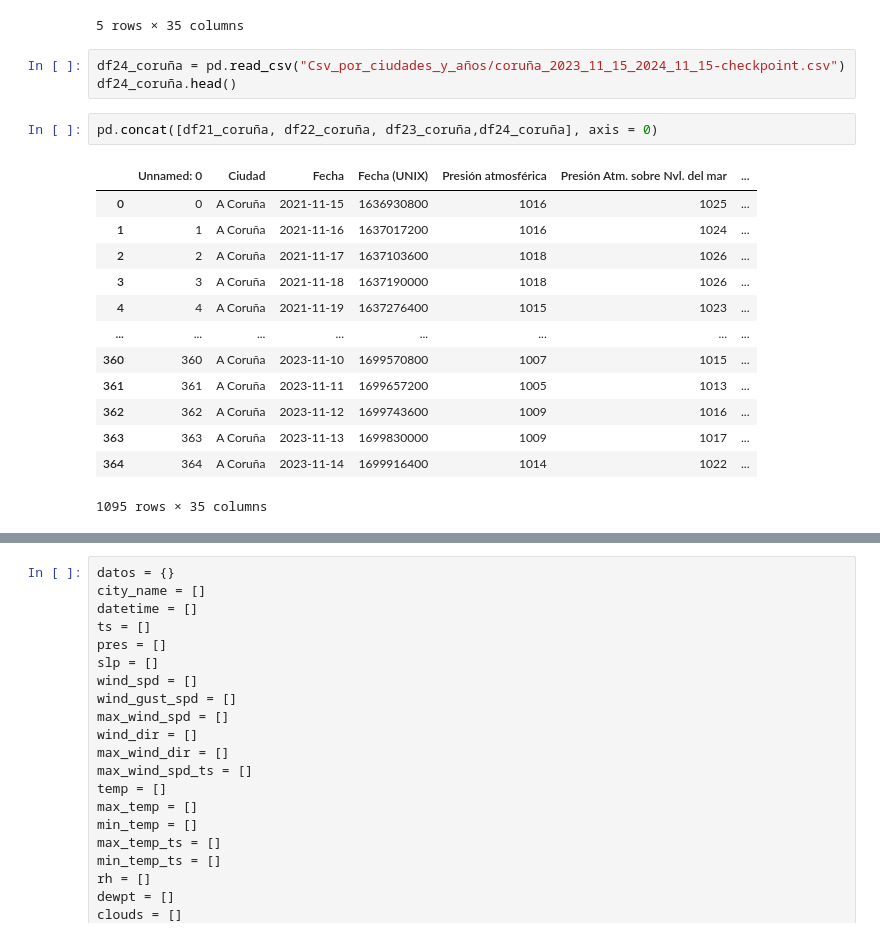
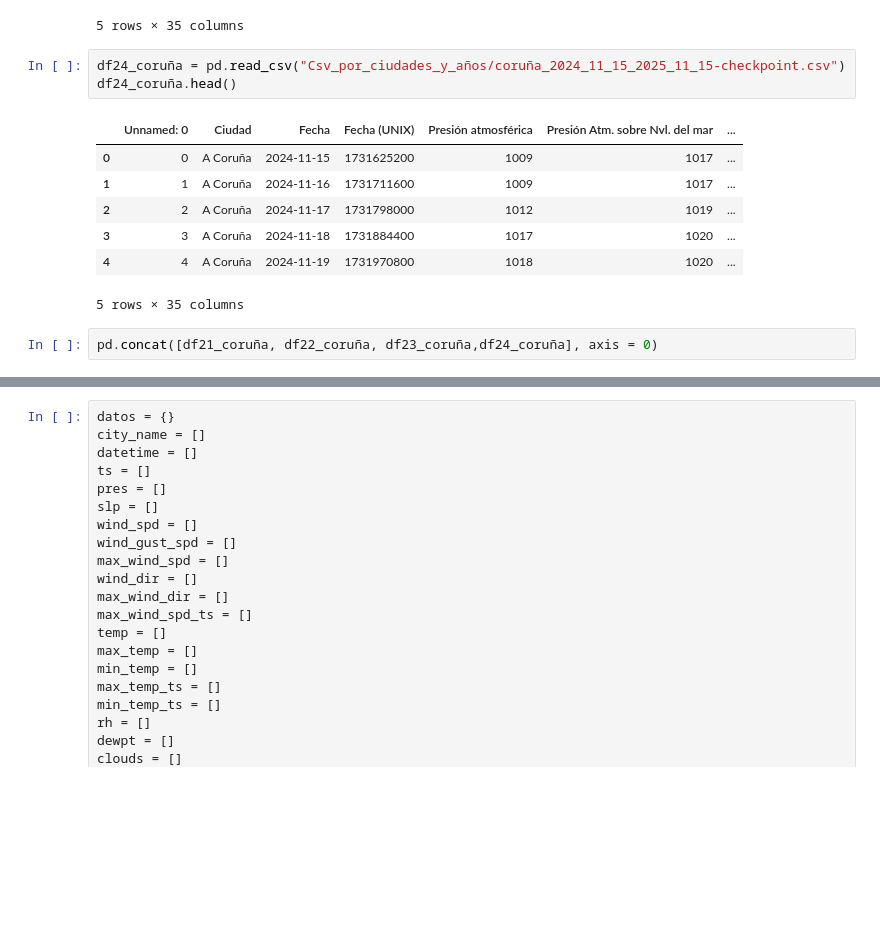
Before and after one commit to Belenm1995/Proyecto_Equipo_D, a Jupyter notebook: Proyecto_D/andrea.ipynb, the cells around one changed output, grey strips where cells are left out. Saved outputs shown, nothing was run; the diff lists cells and outputs as text; blank space fills up the shorter version.

```diff
--- a/Proyecto_D/andrea.ipynb
+++ b/Proyecto_D/andrea.ipynb
@@ -148,21 +148,15 @@ df23_coruña.head()
 | 4 | 4 | A Coruña | 2023-11-19 | 1700348400 | 1015 | 1023 | ... |
 5 rows × 35 columns
 # %%
-df24_coruña = pd.read_csv("Csv_por_ciudades_y_años/coruña_2023_11_15_2024_11_15-checkpoint.csv")
+df24_coruña = pd.read_csv("Csv_por_ciudades_y_años/coruña_2024_11_15_2025_11_15-checkpoint.csv")
 df24_coruña.head()
+# %% [output]
+|  | Unnamed: 0 | Ciudad | Fecha | Fecha (UNIX) | Presión atmosférica | Presión Atm. sobre Nvl. del mar | ... |
+| 0 | 0 | A Coruña | 2024-11-15 | 1731625200 | 1009 | 1017 | ... |
+| 1 | 1 | A Coruña | 2024-11-16 | 1731711600 | 1009 | 1017 | ... |
+| 2 | 2 | A Coruña | 2024-11-17 | 1731798000 | 1012 | 1019 | ... |
+| 3 | 3 | A Coruña | 2024-11-18 | 1731884400 | 1017 | 1020 | ... |
+| 4 | 4 | A Coruña | 2024-11-19 | 1731970800 | 1018 | 1020 | ... |
+5 rows × 35 columns
 # %%
 pd.concat([df21_coruña, df22_coruña, df23_coruña,df24_coruña], axis = 0)
-# %% [output]
-|  | Unnamed: 0 | Ciudad | Fecha | Fecha (UNIX) | Presión atmosférica | Presión Atm. sobre Nvl. del mar | ... |
-| 0 | 0 | A Coruña | 2021-11-15 | 1636930800 | 1016 | 1025 | ... |
-| 1 | 1 | A Coruña | 2021-11-16 | 1637017200 | 1016 | 1024 | ... |
-| 2 | 2 | A Coruña | 2021-11-17 | 1637103600 | 1018 | 1026 | ... |
-| 3 | 3 | A Coruña | 2021-11-18 | 1637190000 | 1018 | 1026 | ... |
-| 4 | 4 | A Coruña | 2021-11-19 | 1637276400 | 1015 | 1023 | ... |
-| ... | ... | ... | ... | ... | ... | ... | ... |
-| 360 | 360 | A Coruña | 2023-11-10 | 1699570800 | 1007 | 1015 | ... |
-| 361 | 361 | A Coruña | 2023-11-11 | 1699657200 | 1005 | 1013 | ... |
-| 362 | 362 | A Coruña | 2023-11-12 | 1699743600 | 1009 | 1016 | ... |
-| 363 | 363 | A Coruña | 2023-11-13 | 1699830000 | 1009 | 1017 | ... |
-| 364 | 364 | A Coruña | 2023-11-14 | 1699916400 | 1014 | 1022 | ... |
-1095 rows × 35 columns
```
Also changed, not shown: parts of 1 cell of this notebook.
